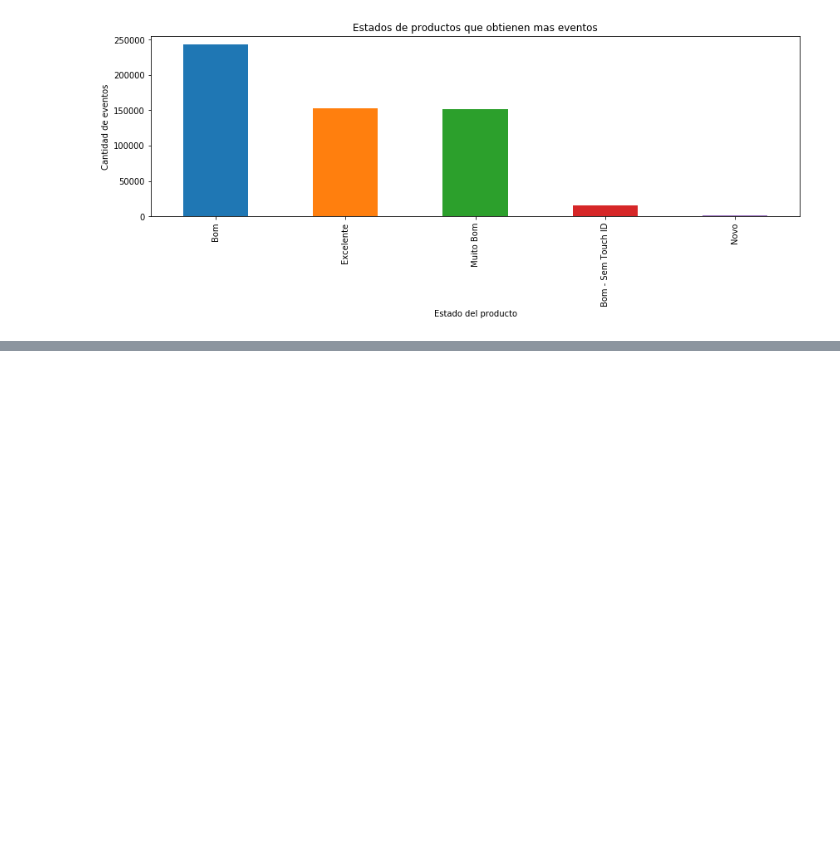
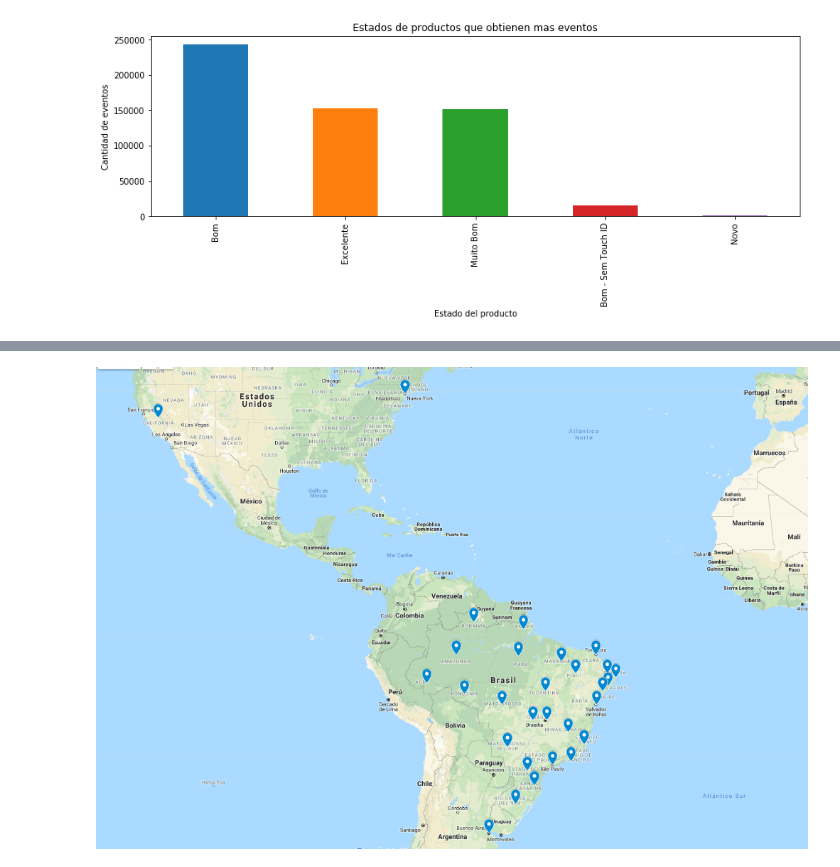
Before and after one commit to Memphis14F/datosTp1, a Jupyter notebook: WebAnalyticsEvents.ipynb, the cells around one changed output, grey strips where cells are left out. Cells and saved outputs as stored; diff of their text form; code cells hidden in the pictures; blank space fills up the shorter version.

Commit message:
paises regiones predominantes y visu kml

```diff
--- a/WebAnalyticsEvents.ipynb
+++ b/WebAnalyticsEvents.ipynb
@@ -523,0 +658,4 @@ plt.show()
+# %%
+Image("paises_regiones_predominantes.png")
+# %% [output]
+[figure, added]
```
Also changed, not shown: parts of 6 cells of this notebook, 2 other files.
